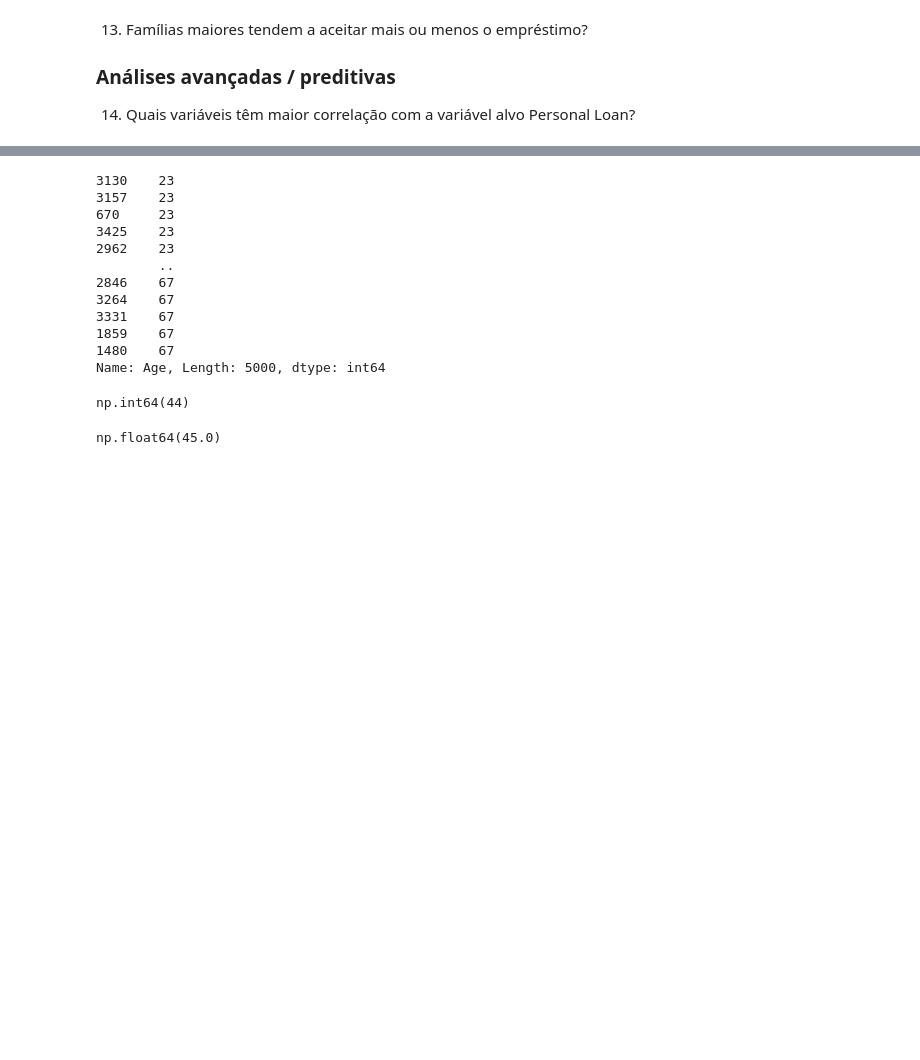
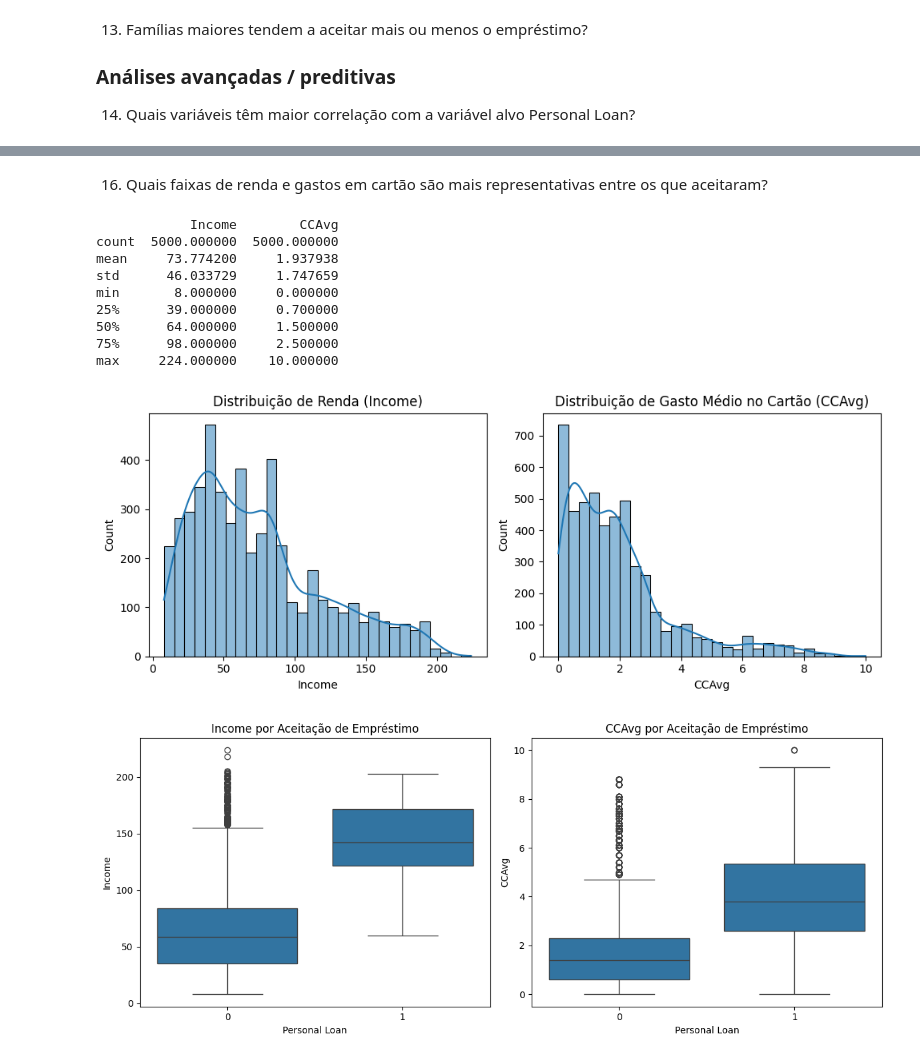
Before and after one commit to mrxcao/ADA-Estatistica1, a Jupyter notebook: main.ipynb, the cells around one changed output, grey strips where cells are left out. Cells and saved outputs as stored; diff of their text form; code cells hidden in the pictures; blank space fills up the shorter version.

```diff
--- a/main.ipynb
+++ b/main.ipynb
@@ -116,26 +277,41 @@ memory usage: 547.0+ KB
+# %% [markdown]
+16. Quais faixas de renda e gastos em cartão são mais representativas entre os que aceitaram?
 # %%
-# Francisco
+# Criar faixas de renda e de gastos
+print(df[["Income", "CCAvg"]].describe())
+
+plt.figure(figsize=(10,4))
+plt.subplot(1,2,1)
+sns.histplot(df["Income"], bins=30, kde=True)
+plt.title("Distribuição de Renda (Income)")
+
+plt.subplot(1,2,2)
+sns.histplot(df["CCAvg"], bins=30, kde=True)
+plt.title("Distribuição de Gasto Médio no Cartão (CCAvg)")
+
+plt.tight_layout()
+plt.show()
+
+plt.figure(figsize=(12,5))
+plt.subplot(1,2,1)
+sns.boxplot(x="Personal Loan", y="Income", data=df)
+plt.title("Income por Aceitação de Empréstimo")
+
+plt.subplot(1,2,2)
+sns.boxplot(x="Personal Loan", y="CCAvg", data=df)
+plt.title("CCAvg por Aceitação de Empréstimo")
+
+plt.tight_layout()
+plt.show()
+# %% [output]
+            Income        CCAvg
+count  5000.000000  5000.000000
+mean     73.774200     1.937938
+std      46.033729     1.747659
+min       8.000000     0.000000
+25%      39.000000     0.700000
+50%      64.000000     1.500000
+75%      98.000000     2.500000
+max     224.000000    10.000000
+[figure, added]
+[figure, added]
-# %%
-idade = df['Age']
-idade.sort_values()
-# %% [output]
-3130    23
-3157    23
-670     23
-3425    23
-2962    23
-        ..
-2846    67
-3264    67
-3331    67
-1859    67
-1480    67
-Name: Age, Length: 5000, dtype: int64
-# %%
-idade.max() - idade.min()  # Variacao
-# %% [output]
-np.int64(44)
-# %%
-idade.median()
-# %% [output]
-np.float64(45.0)
```
Also changed, not shown: parts of 16 cells of this notebook.
